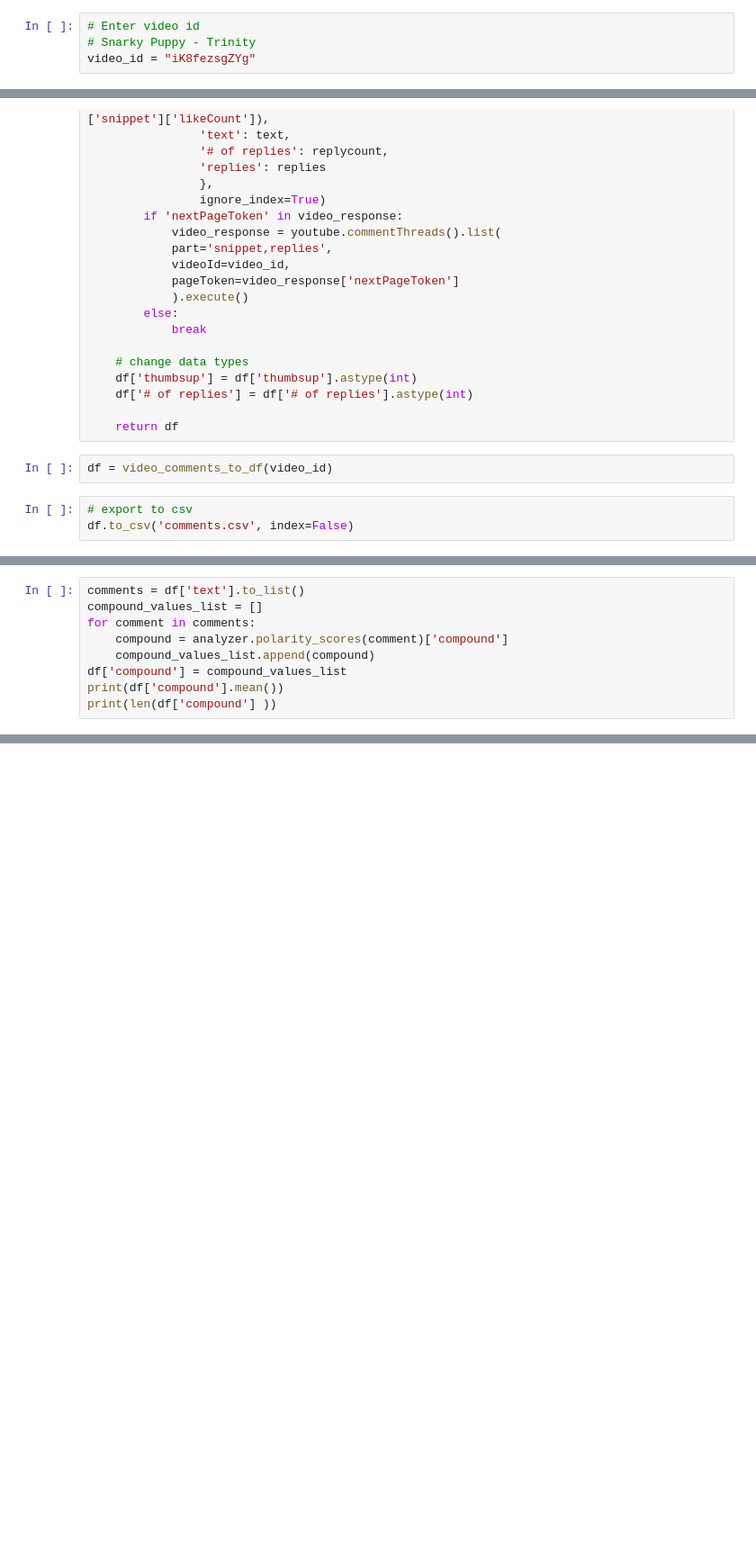
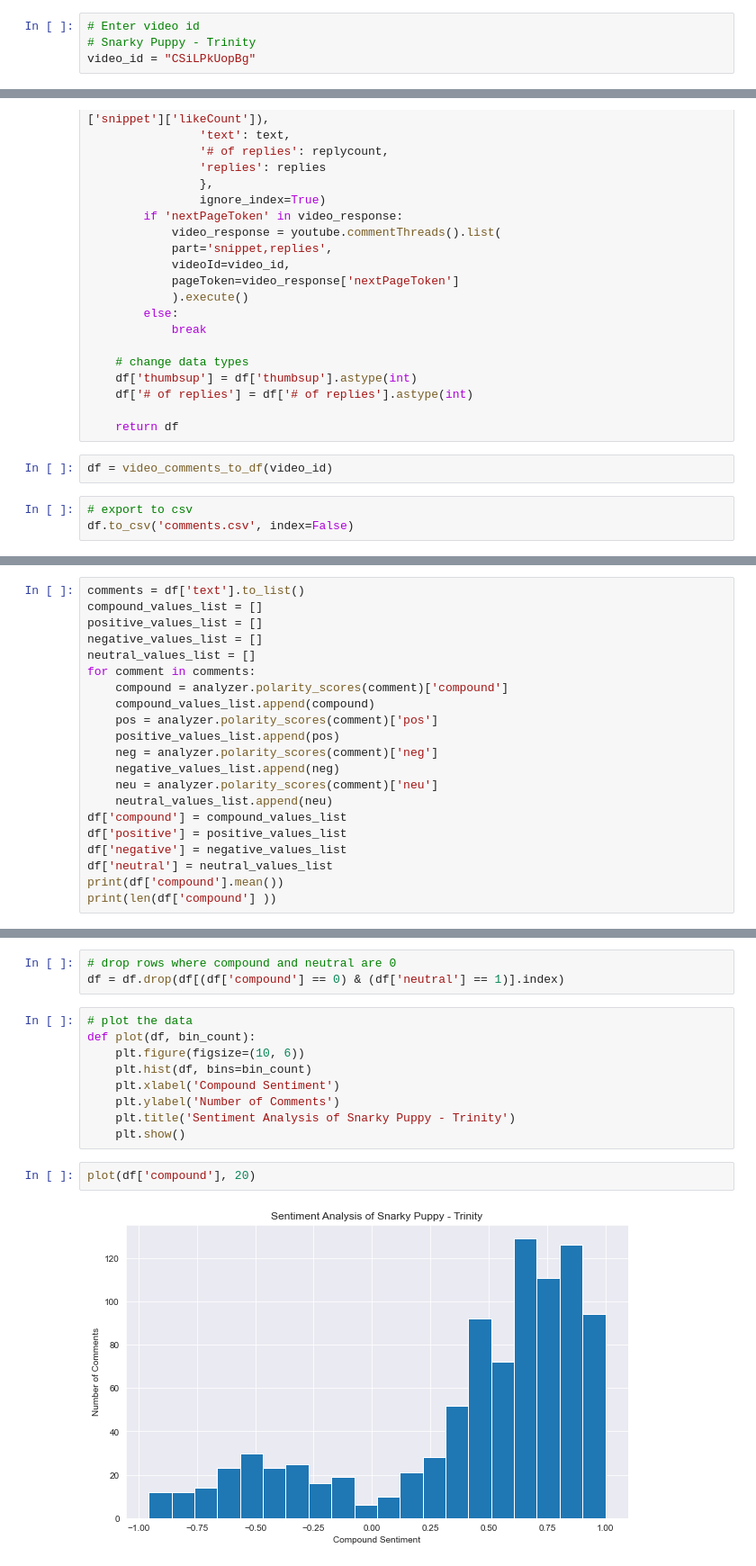
Before and after one commit to SNEHALDD/Group_project, a Jupyter notebook: yt/comment_grabber.ipynb, the cells around one changed output, grey strips where cells are left out. Shown: that part at 90% size. Drawn from its saved outputs; the diff is of its cells as text; blank space fills up the shorter version.

```diff
--- a/yt/comment_grabber.ipynb
+++ b/yt/comment_grabber.ipynb
@@ -9,7 +10,7 @@ from vaderSentiment.vaderSentiment import SentimentIntensityAnalyzer
 # %%
 # Enter video id
 # Snarky Puppy - Trinity
-video_id = "iK8fezsgZYg"
+video_id = "CSiLPkUopBg"
 # %%
 def video_comments_to_df(video_id):
     # creating youtube resource object
@@ -99,10 +99,22 @@ analyzer = SentimentIntensityAnalyzer()
 # %%
 comments = df['text'].to_list()
 compound_values_list = []
+positive_values_list = []
+negative_values_list = []
+neutral_values_list = []
 for comment in comments:
     compound = analyzer.polarity_scores(comment)['compound']
     compound_values_list.append(compound)
+    pos = analyzer.polarity_scores(comment)['pos']
+    positive_values_list.append(pos)
+    neg = analyzer.polarity_scores(comment)['neg']
+    negative_values_list.append(neg)
+    neu = analyzer.polarity_scores(comment)['neu']
+    neutral_values_list.append(neu)
 df['compound'] = compound_values_list
+df['positive'] = positive_values_list
+df['negative'] = negative_values_list
+df['neutral'] = neutral_values_list
 print(df['compound'].mean())
 print(len(df['compound'] ))
 # %% [output]
@@ -129,0 +123,16 @@ df[df['compound'] < -0.5]
+# %%
+# drop rows where compound and neutral are 0
+df = df.drop(df[(df['compound'] == 0) & (df['neutral'] == 1)].index)
+# %%
+# plot the data
+def plot(df, bin_count):
+    plt.figure(figsize=(10, 6))
+    plt.hist(df, bins=bin_count)
+    plt.xlabel('Compound Sentiment')
+    plt.ylabel('Number of Comments')
+    plt.title('Sentiment Analysis of Snarky Puppy - Trinity')
+    plt.show()
+# %%
+plot(df['compound'], 20)
+# %% [output]
+[figure, added]
```
Also changed, not shown: parts of 10 cells of this notebook.
